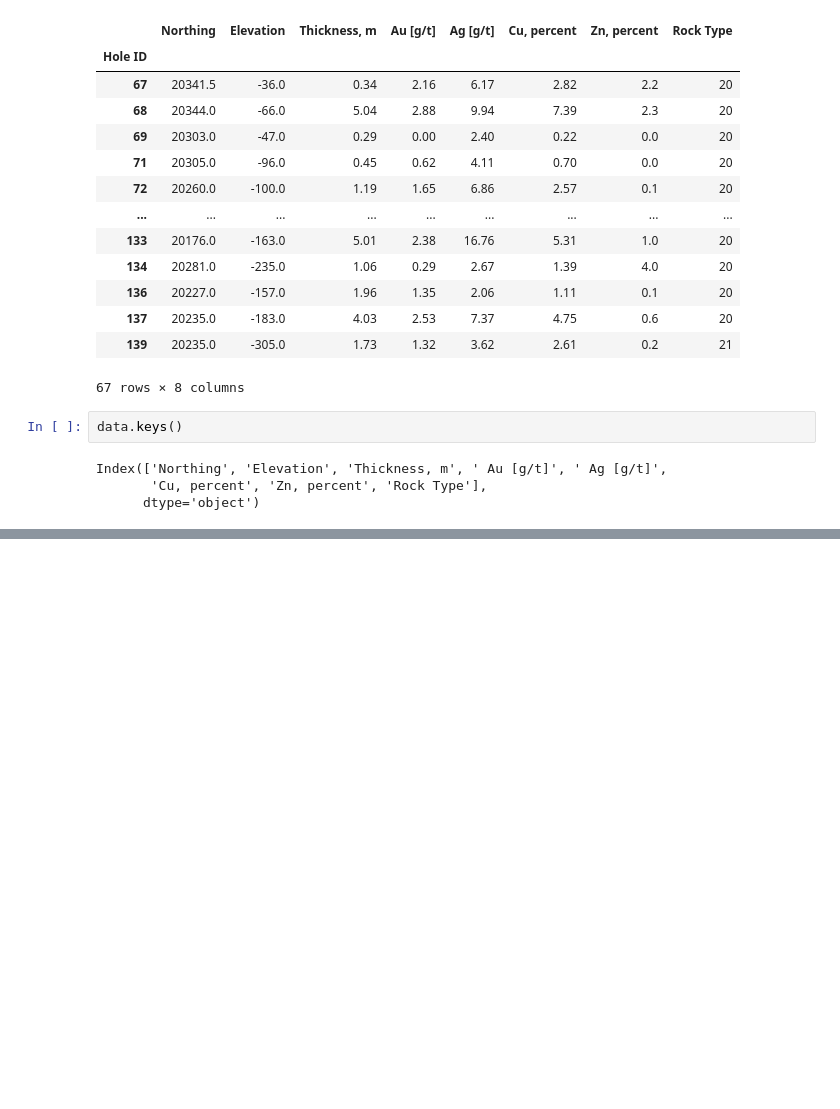
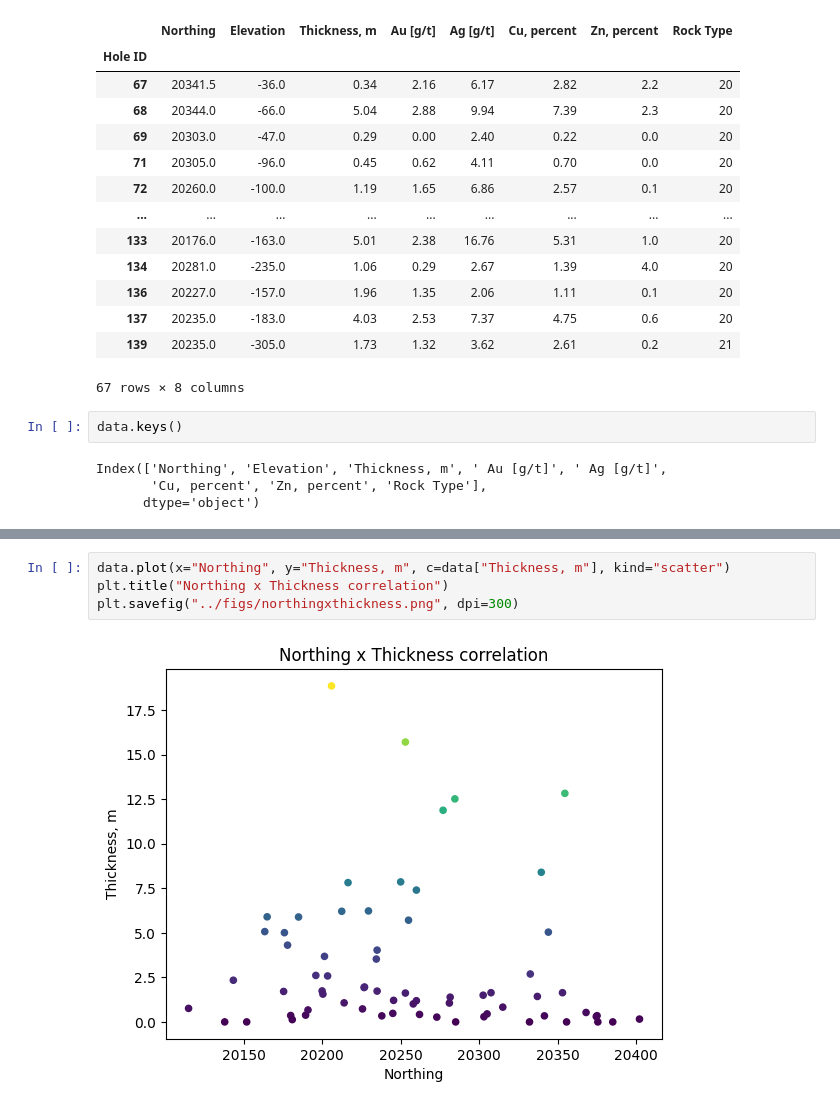
Before and after one commit to AtilaSaraiva/learning_variogram_and_stuff, a Jupyter notebook: src/Assignment 7.ipynb, the cells around one changed output, grey strips where cells are left out. Cells and saved outputs as stored; diff of their text form; blank space fills up the shorter version.

```diff
--- a/src/Assignment 7.ipynb
+++ b/src/Assignment 7.ipynb
@@ -112,0 +63,6 @@ plotter.plot()
+# %%
+data.plot(x="Northing", y="Thickness, m", c=data["Thickness, m"], kind="scatter")
+plt.title("Northing x Thickness correlation")
+plt.savefig("../figs/northingxthickness.png", dpi=300)
+# %% [output]
+[figure, added]
```
Also changed, not shown: parts of 22 cells of this notebook, 12 other files.
